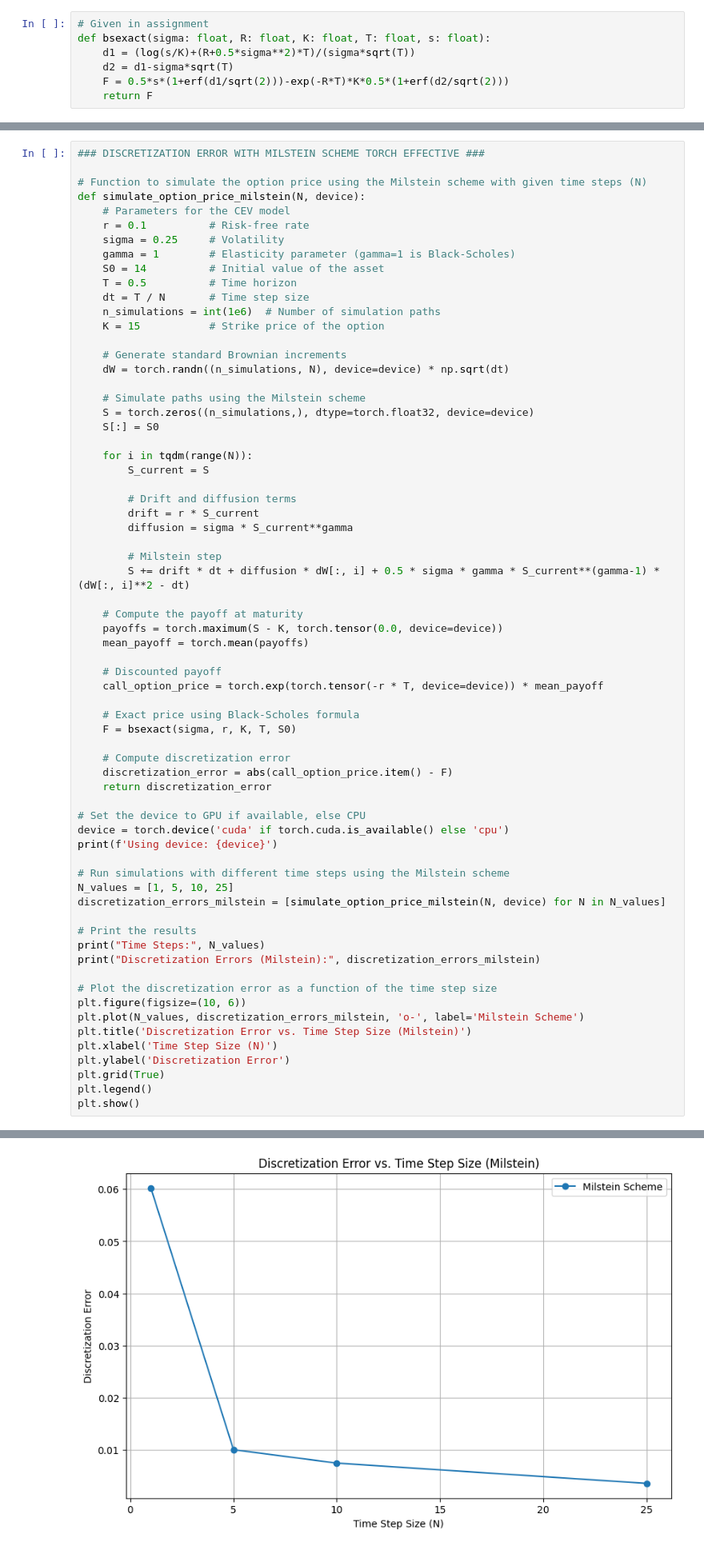
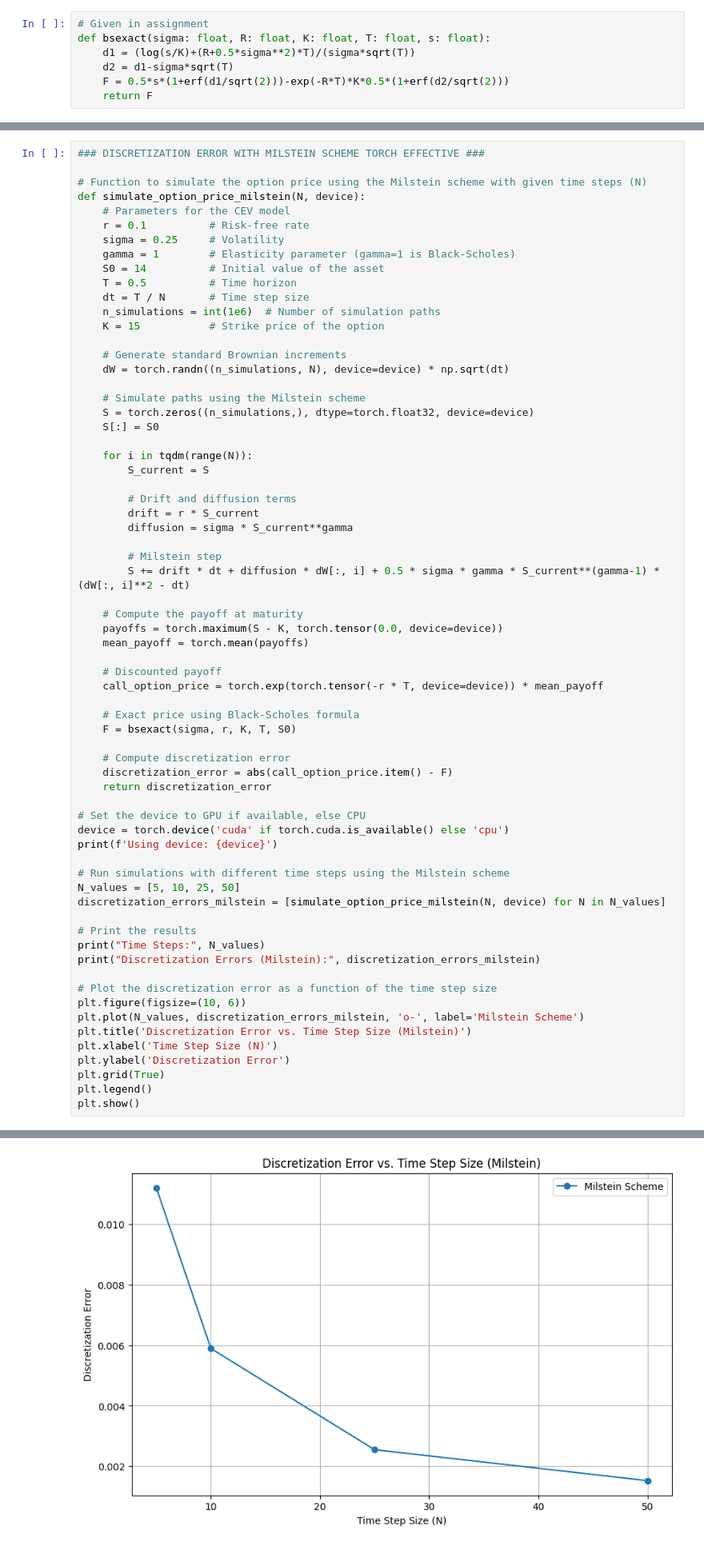
Before and after one commit to pontusbjorklid/Computational-Finance-Projects, a Jupyter notebook: main.ipynb, the cells around one changed output, grey strips where cells are left out. Shown at 80% size. Drawn from its saved outputs; the diff is of its cells as text.

```diff
--- a/main.ipynb
+++ b/main.ipynb
@@ -333,7 +333,7 @@ device = torch.device('cuda' if torch.cuda.is_available() else 'cpu')
 print(f'Using device: {device}')
 
 # Run simulations with different time steps using the Milstein scheme
-N_values = [1, 5, 10, 25]
+N_values = [5, 10, 25, 50]
 discretization_errors_milstein = [simulate_option_price_milstein(N, device) for N in N_values]
 
 # Print the results
@@ -356,4 +356,4 @@ Discretization Errors (Milstein): [0.06020354942746575, 0.010049936336950616, 0.
-[figure, old version]
+[figure, new version]
 # %%
 ### GAMMA TORCH EFFECTIVE ###
 
```
Also changed, not shown: parts of 4 cells of this notebook, 1 other file.
